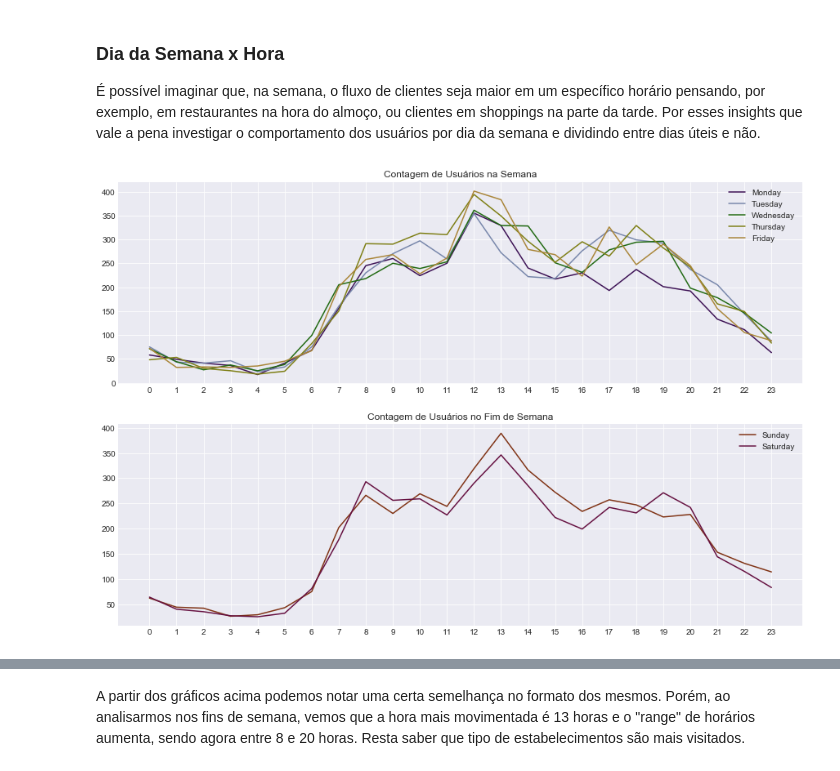
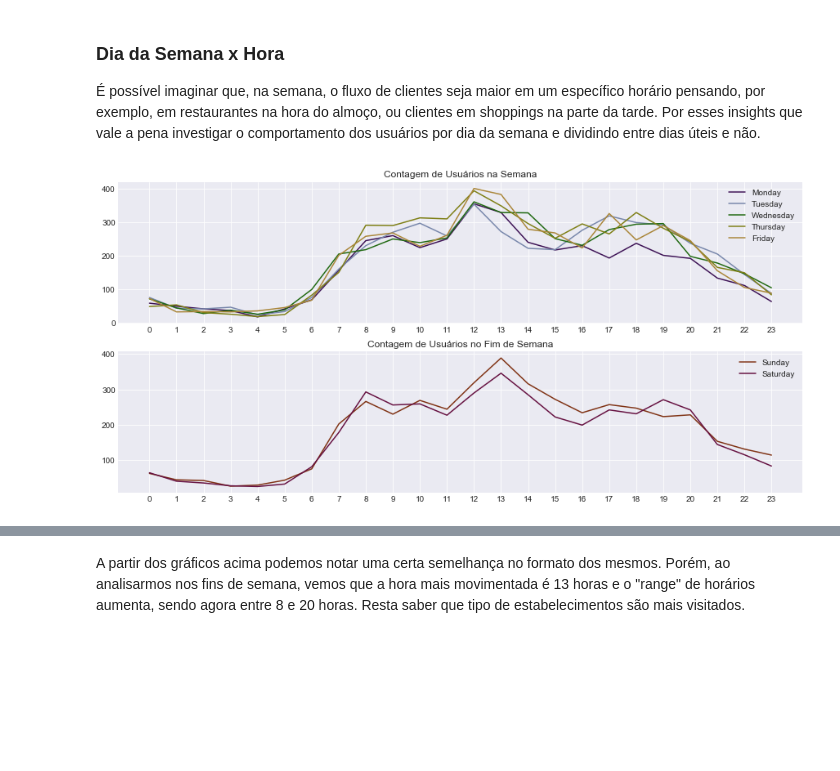
Before and after one commit to jvsn19/analise_varejo, a Jupyter notebook: Projeto.ipynb, the cells around one changed output, grey strips where cells are left out. Drawn from its saved outputs; the diff is of its cells as text; code cells hidden in the pictures; blank space fills up the shorter version.

```diff
--- a/Projeto.ipynb
+++ b/Projeto.ipynb
@@ -204,22 +199,22 @@ def plotLineplotDayWeek(df):
 # %%
 group_by_day_of_week = dataset.groupby(by='day_of_week')['hour'].value_counts()
 # %%
-fig = plt.figure(figsize=(15,10))
+fig = plt.figure(figsize=(15,7))
 ax1 = fig.add_subplot(211)
 ax1.set_title('Contagem de Usuários na Semana')
 for week_day in week:
     ax1.plot(group_by_day_of_week[week_day].sort_index(), c = week_days_color[week_day], label=week_day)
 ax1.legend()
 ax1.set_xticks(list(range(0,24)))
 ax2 = fig.add_subplot(212)
 ax2.set_title('Contagem de Usuários no Fim de Semana')
 for week_day in weekend:
     ax2.plot(group_by_day_of_week[week_day].sort_index(), c = week_days_color[week_day], label=week_day)
 ax2.legend()
 ax2.set_xticks(list(range(0,24)))
 plt.show()
 # %% [output]
-[figure, old version]
+[figure, new version]
 # %% [markdown]
 <h4>Plotly</h4>
 <p>Utilizando a biblioteca plotly é possível adicionar alguns efeitos como, por exemplo, esconder a linha ao clicar na legenda e adicionar zoom aos gráficos, porém não é possível visualizar o output no github. Segue o snapshot do gráfico:</p>
```
Also changed, not shown: parts of 19 cells of this notebook, 1 other file.
